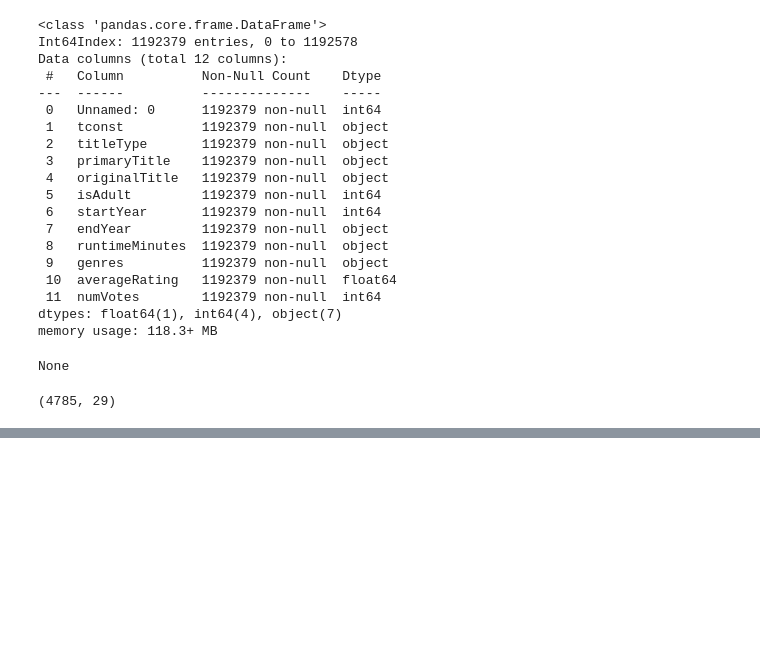
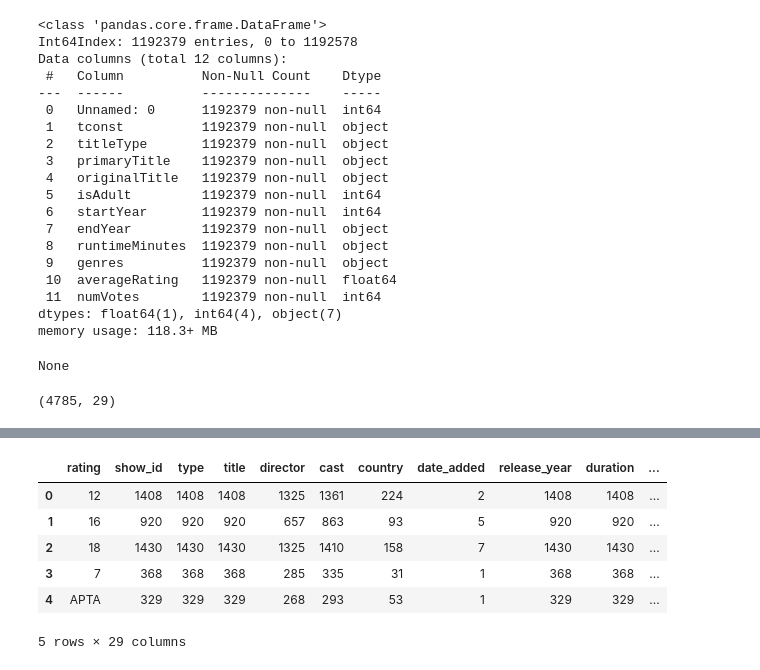
Before and after one commit to prvUA/pprv.project, a Jupyter notebook: amazon_prime_preprocess.ipynb, the cells around one changed output, grey strips where cells are left out. Drawn from its saved outputs; the diff is of its cells as text; code cells hidden in the pictures; blank space fills up the shorter version.

```diff
--- a/amazon_prime_preprocess.ipynb
+++ b/amazon_prime_preprocess.ipynb
@@ -216,0 +329,23 @@ merged_df
+# %%
+# Distribución por edades
+dfg = merged_df.groupby('rating').count().reset_index()
+display(dfg.head())
+fig = px.bar(dfg, x='rating', y='title', title='Prime Video Rating de Edad',
+            labels={'rating':'Rating', 'title': 'Núm. Títulos'},
+            color_discrete_sequence=['rgba(0,168,225,1)'],
+            category_orders={'rating':['APTA', '7', '12', '16', '18', 'Sin calificación']})
+
+fig.update_layout({
+'plot_bgcolor': 'rgba(255,255,255,1)',
+#'paper_bgcolor': 'rgba(35,47,62,1)',
+})
+
+fig.show()
+# %% [output]
+|  | rating | show_id | type | title | director | cast | country | date_added | release_year | duration | ... |
+| 0 | 12 | 1408 | 1408 | 1408 | 1325 | 1361 | 224 | 2 | 1408 | 1408 | ... |
+| 1 | 16 | 920 | 920 | 920 | 657 | 863 | 93 | 5 | 920 | 920 | ... |
+| 2 | 18 | 1430 | 1430 | 1430 | 1325 | 1410 | 158 | 7 | 1430 | 1430 | ... |
+| 3 | 7 | 368 | 368 | 368 | 285 | 335 | 31 | 1 | 368 | 368 | ... |
+| 4 | APTA | 329 | 329 | 329 | 268 | 293 | 53 | 1 | 329 | 329 | ... |
+5 rows × 29 columns
```
Also changed, not shown: parts of 11 cells of this notebook.
